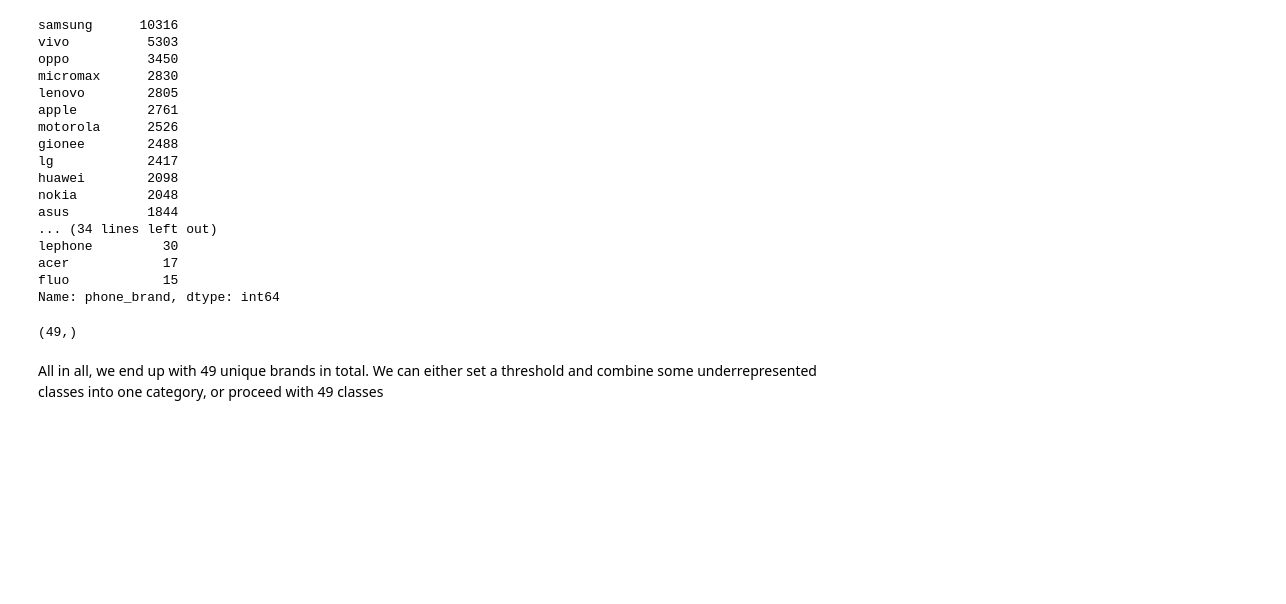
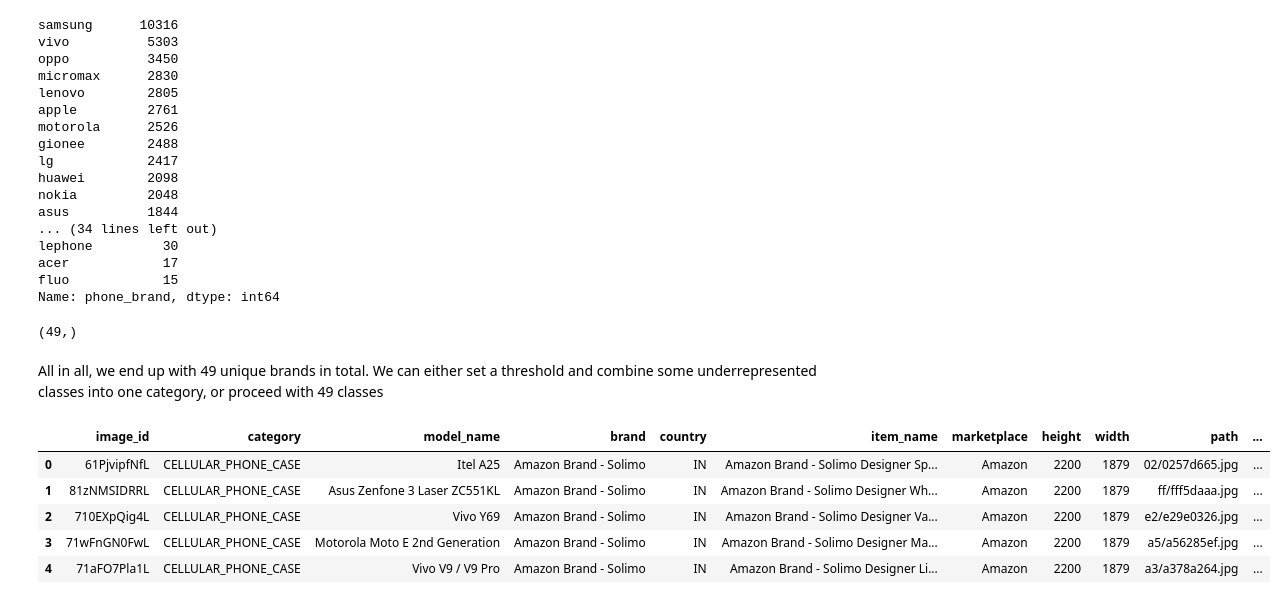
Before and after one commit to fedorTurchenko18/dsc-515, a Jupyter notebook: metadata/res_analysis.ipynb, the cells around one changed output. Cells and saved outputs as stored; diff of their text form; code cells hidden in the pictures; blank space fills up the shorter version.

```diff
--- a/metadata/res_analysis.ipynb
+++ b/metadata/res_analysis.ipynb
@@ -245,0 +248,9 @@ All in all, we end up with 49 unique brands in total. We can either set a thresh
+# %%
+image_metadata_df_2200x1879.head()
+# %% [output]
+|  | image_id | category | model_name | brand | country | item_name | marketplace | height | width | path | ... |
+| 0 | 61PjvipfNfL | CELLULAR_PHONE_CASE | Itel A25 | Amazon Brand - Solimo | IN | Amazon Brand - Solimo Designer Sp... | Amazon | 2200 | 1879 | 02/0257d665.jpg | ... |
+| 1 | 81zNMSIDRRL | CELLULAR_PHONE_CASE | Asus Zenfone 3 Laser ZC551KL | Amazon Brand - Solimo | IN | Amazon Brand - Solimo Designer Wh... | Amazon | 2200 | 1879 | ff/fff5daaa.jpg | ... |
+| 2 | 710EXpQig4L | CELLULAR_PHONE_CASE | Vivo Y69 | Amazon Brand - Solimo | IN | Amazon Brand - Solimo Designer Va... | Amazon | 2200 | 1879 | e2/e29e0326.jpg | ... |
+| 3 | 71wFnGN0FwL | CELLULAR_PHONE_CASE | Motorola Moto E 2nd Generation | Amazon Brand - Solimo | IN | Amazon Brand - Solimo Designer Ma... | Amazon | 2200 | 1879 | a5/a56285ef.jpg | ... |
+| 4 | 71aFO7Pla1L | CELLULAR_PHONE_CASE | Vivo V9 / V9 Pro | Amazon Brand - Solimo | IN | Amazon Brand - Solimo Designer Li... | Amazon | 2200 | 1879 | a3/a378a264.jpg | ... |
```
Also changed, not shown: parts of 1 cell of this notebook, 4 other files.
